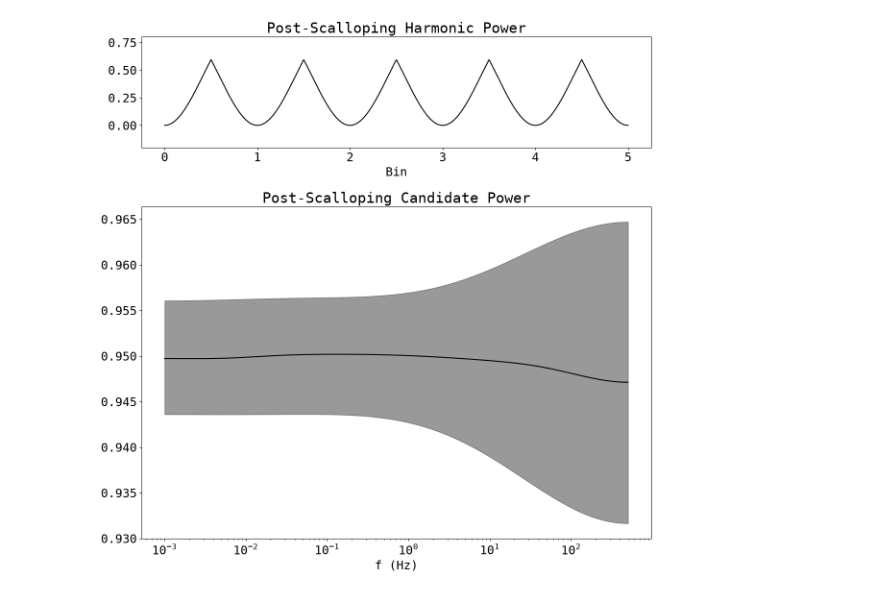
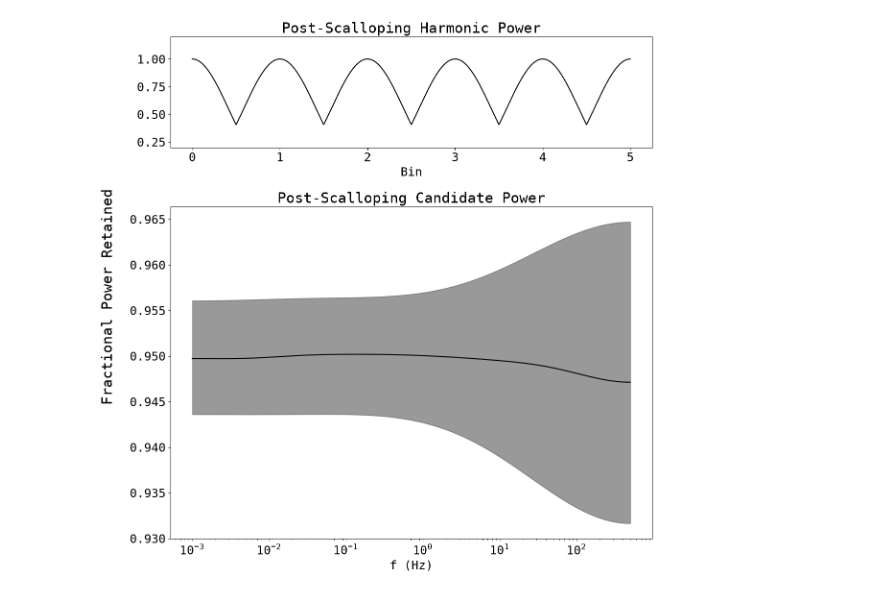
Before and after one commit to chime-sps/Transmissivity, a Jupyter notebook: results/scalloping_demo.ipynb, the cells around one changed output. Drawn from its saved outputs; the diff is of its cells as text; code cells hidden in the pictures.

```diff
--- a/results/scalloping_demo.ipynb
+++ b/results/scalloping_demo.ipynb
@@ -83,19 +83,20 @@ smooth_upper_lim = gaussian_filter(upper_lim, 200)
 # %%
 fig, ax = plt.subplots(2, 1, figsize = (12, 12), gridspec_kw={'height_ratios': [1, 3]})
 
-ax[0].plot(r, 1 - sinc_dropoff, color = 'k')
-ax[0].set_ylim(-0.2, 0.8)
+ax[0].plot(r, sinc_dropoff, color = 'k')
+ax[0].set_ylim(0.2, 1.2)
 ax[0].set_xlabel('Bin')
 ax[0].set_title('Post-Scalloping Harmonic Power')
 ax[1].plot(spinfreqs, smooth_dropoff, color = 'black')
 ax[1].fill_between(spinfreqs,
                  smooth_lower_lim,
                  smooth_upper_lim,
                  color = 'black',
                  alpha = 0.4)
 ax[1].set_xlabel('f (Hz)')
 ax[1].set_xscale('log')
 ax[1].set_title('Post-Scalloping Candidate Power')
+fig.supylabel('Fractional Power Retained')
 plt.tight_layout()
 # %% [output]
-[figure, old version]
+[figure, new version]
```
